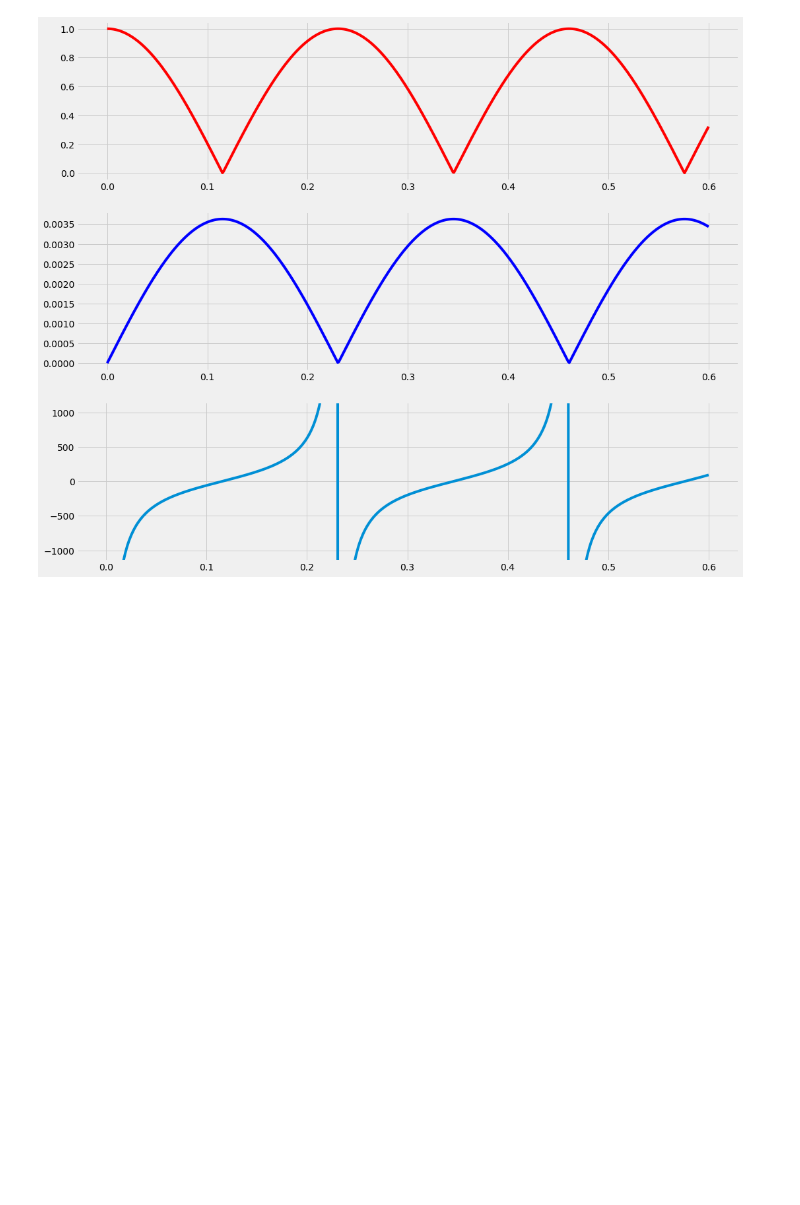
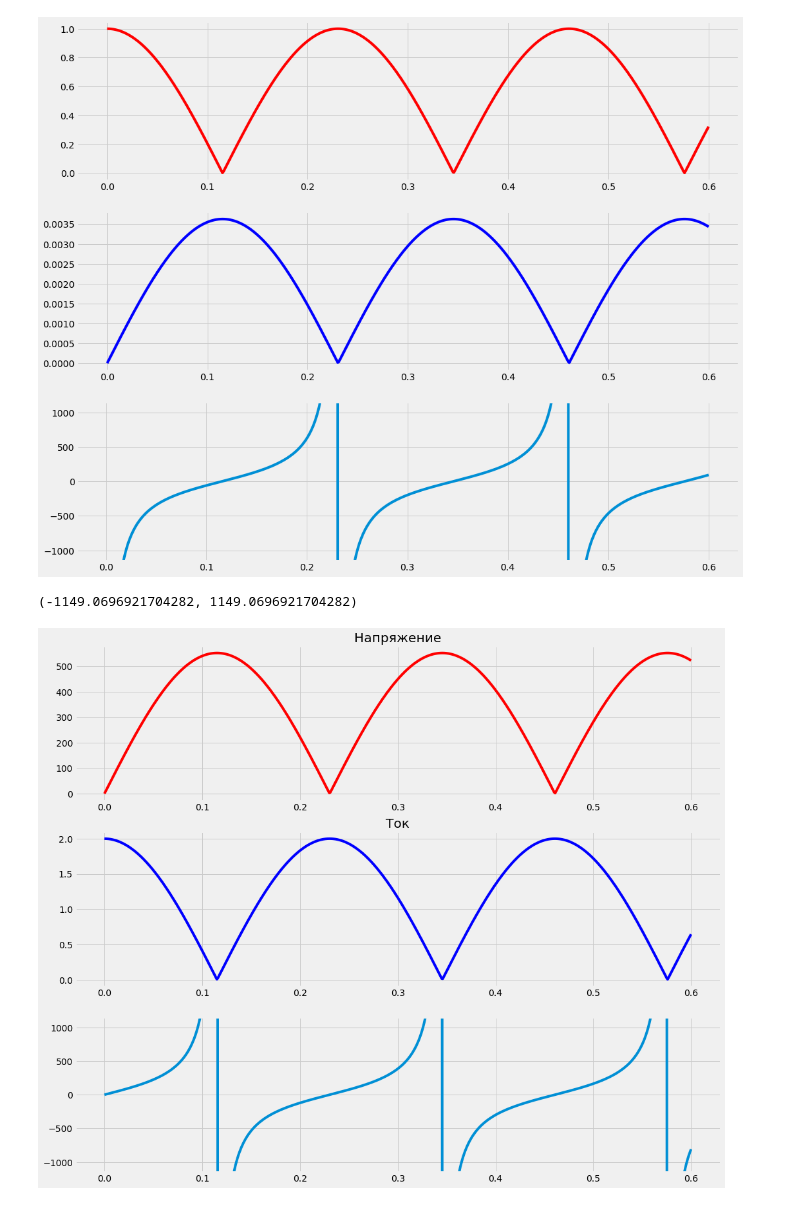
Before and after one commit to MargaritaWraith/LongLinePy, a Jupyter notebook: LongLine.ipynb, the cells around one changed output. Saved outputs shown, nothing was run; the diff lists cells and outputs as text; code cells hidden in the pictures; blank space fills up the shorter version.

```diff
--- a/LongLine.ipynb
+++ b/LongLine.ipynb
@@ -75,3 +74,18 @@ Zin = U/I
+# %%
+XX = Compute(TelegrafEq, 1*lmbd, 0.001, [1., 0.]) #Холостой ход (линия разомкнута) передаём последним параметром значение напряжения и нулевой ток
+KZ = Compute(TelegrafEq, 1*lmbd, 0.001, [0., 2.]) #КЗ (линия замкнута) передаём последним параметром значение нулевого напряжения и ток
+
+z_XX = XX[0]
+UI_XX = np.array(XX[1])
+U_XX = UI_XX.transpose()[0]
+I_XX = UI_XX.transpose()[1]
+Zin_XX = U_XX/I_XX
+
+z_KZ = KZ[0]
+UI_KZ = np.array(KZ[1])
+U_KZ = UI_KZ.transpose()[0]
+I_KZ = UI_KZ.transpose()[1]
+Zin_KZ = U_KZ/I_KZ
 # %%
 plt.style.use('fivethirtyeight')
 
@@ -83,3 +97,16 @@ ax[2].set_ylim(ymin=-3.2*W, ymax=3.2*W)
 # %% [output]
 (-1149.0696921704282, 1149.0696921704282)
 [figure]
+# %%
+plt.style.use('fivethirtyeight')
+
+fig, ax = plt.subplots(3, 1, figsize=(16, 14))
+ax[0].plot(z_KZ, abs(U_KZ), 'r')
+ax[0].set_title("Напряжение")
+ax[1].plot(z_KZ, abs(I_KZ), 'b')
+ax[1].set_title("Ток")
+ax[2].plot(z_KZ, np.imag(Zin_KZ))
+ax[2].set_ylim(ymin=-3.2*W, ymax=3.2*W)
+# %% [output]
+(-1149.0696921704282, 1149.0696921704282)
+[figure, added]
```
Also changed, not shown: parts of 5 cells of this notebook.
